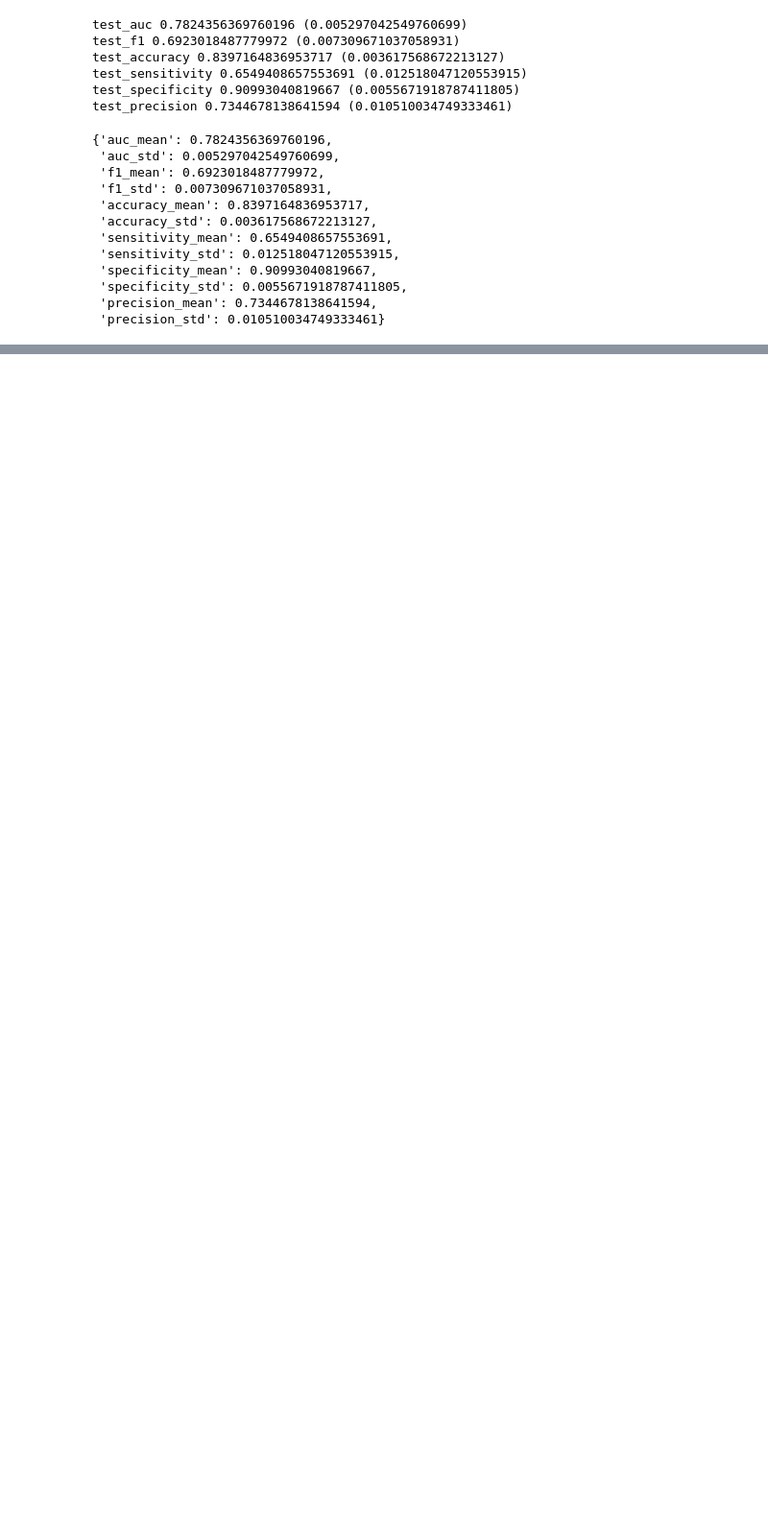
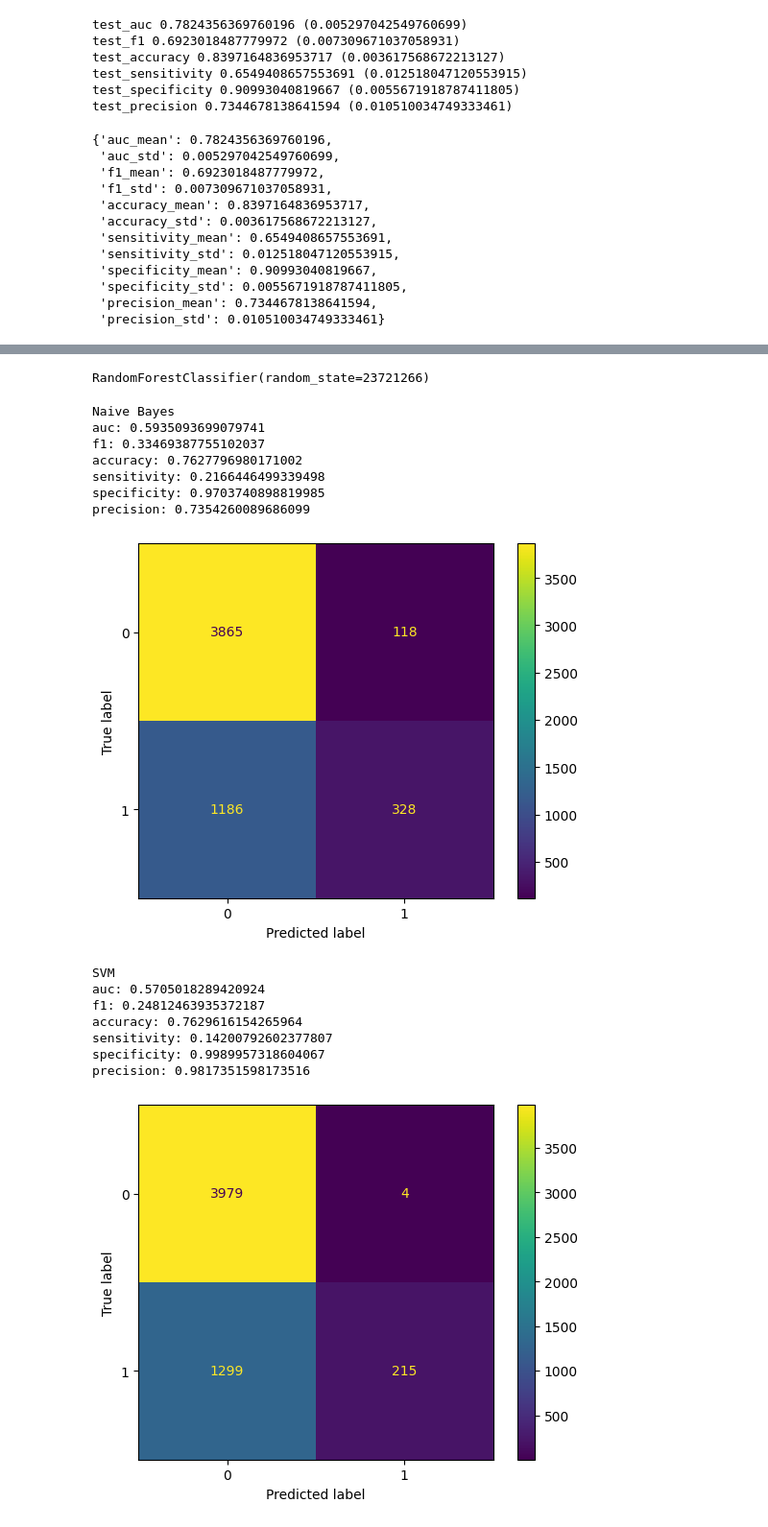
Before and after one commit to TommyRoy776/381-ML-HW1-, a Jupyter notebook: 381 hw1.ipynb, the cells around one changed output, grey strips where cells are left out. Shown at 96% size. Saved outputs shown, nothing was run; the diff lists cells and outputs as text; code cells hidden in the pictures; blank space fills up the shorter version.

```diff
--- a/381 hw1.ipynb
+++ b/381 hw1.ipynb
@@ -533,0 +607,37 @@ time_c = time_end-time_start
+# %%
+#part 5 (2)
+
+def getTopFeatures(num,dictt):
+    temp = dict(sorted(dictt.items(), key=lambda item: item[1],reverse= True))
+    for i in range(len(dictt)-num):
+         temp.popitem()
+    return temp
+
+GNB5 = GaussianNB()
+SVM5 = svm.SVC()
+RF5 = RandomForestClassifier(random_state=23721266)
+
+Top6Features = getTopFeatures(6,toDict(importances,Xfeature_selection.columns))
+
+X6Features = Ftraining[Top6Features.keys()]
+Y6Features = Ftraining['annual-income']
+
+GNB5.fit(X6Features,Y6Features)
+SVM5.fit(X6Features,Y6Features)
+RF5.fit(X6Features,Y6Features)
+
+X_valid_6 = X_valid[Top6Features.keys()]
+
+GNB5_Y_pred_valid = GNB5.predict(X_valid_6)
+SVM5_Y_pred_valid = SVM5.predict(X_valid_6)
+RF5_Y_pred_valid = RF5.predict(X_valid_6)
+
+RF5_validP1 = p1_metrics(Y_valid,GNB5_Y_pred_valid)
+outputP1_metrics(RF5_validP1,"Naive Bayes")
+
+SVM5_validP1 = p1_metrics(Y_valid,SVM5_Y_pred_valid)
+outputP1_metrics(SVM5_validP1,"SVM")
+
+RF5_validP1 = p1_metrics(Y_valid,RF5_Y_pred_valid)
+outputP1_metrics(RF5_validP1,"Random forest")
+# %% [output]
@@ -533,0 +646,17 @@ time_c = time_end-time_start
+RandomForestClassifier(random_state=23721266)
+Naive Bayes
+auc: 0.5935093699079741
+f1: 0.33469387755102037
+accuracy: 0.7627796980171002
+sensitivity: 0.2166446499339498
+specificity: 0.9703740898819985
+precision: 0.7354260089686099
+[figure, added]
+SVM
+auc: 0.5705018289420924
+f1: 0.24812463935372187
+accuracy: 0.7629616154265964
+sensitivity: 0.14200792602377807
+specificity: 0.9989957318604067
+precision: 0.9817351598173516
+[figure, added]
```
Also changed, not shown: parts of 12 cells of this notebook, 1 other file.
